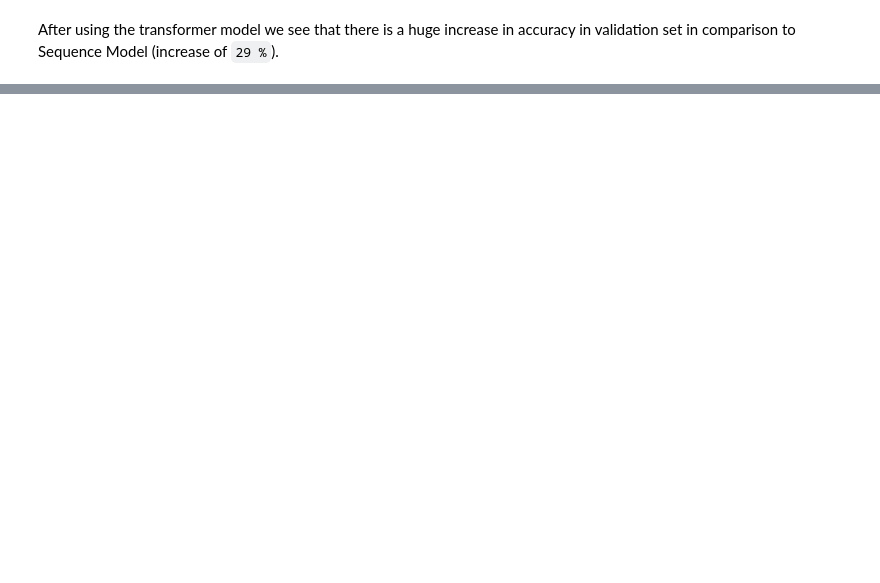
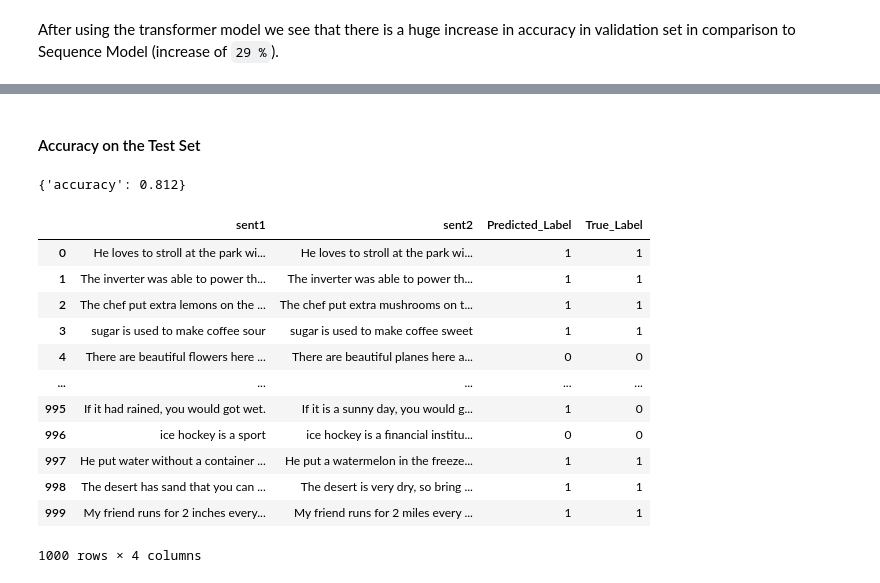
Before and after one commit to debalabbas/MinorProject, a Jupyter notebook: Main.ipynb, the cells around one changed output, grey strips where cells are left out. Saved outputs shown, nothing was run; the diff lists cells and outputs as text; code cells hidden in the pictures; blank space fills up the shorter version.

```diff
--- a/Main.ipynb
+++ b/Main.ipynb
@@ -405,3 +404,10 @@ trainer.evaluate()
  'epoch': 5.0}
 # %% [markdown]
 After using the transformer model we see that there is a huge increase in accuracy in validation set in comparison to Sequence Model (increase of `29 %`).
+# %%
+from transformers import AutoTokenizer, AutoModelForSequenceClassification
+import numpy as np
+tokenizer = AutoTokenizer.from_pretrained('test-glue/checkpoint-3125')
+# %%
+model = AutoModelForSequenceClassification.from_pretrained('test-glue/checkpoint-3125/')
+model.eval()
@@ -407,0 +446,39 @@ After using the transformer model we see that there is a huge increase in accura
+# %%
+preds = np.array([])
+for i in range(0,len(dataset['test']),batch_size):
+
+    tokens = tokenizer(dataset['test'][i:i+batch_size]['sent0'],
+                       dataset['test'][i:i+batch_size]['sent1'],return_tensors='pt',padding=True)
+    out = model(**tokens)
+    out = np.argmax(out.logits.detach().numpy(),axis=1)
+    if  not preds.any():
+        preds = out
+    else:
+        preds = np.concatenate((preds,out),axis=0)
+# %% [markdown]
+#### Accuracy on the Test Set
+# %%
+metric.compute(predictions=preds,references=dataset['test'][:]['labels'])
+# %% [output]
+{'accuracy': 0.812}
+# %%
+df_test = pd.DataFrame({'sent1':dataset['test'][:]['sent0'],
+                   'sent2':dataset['test'][:]['sent1'],
+                   'Predicted_Label':preds,
+                   "True_Label":dataset['test'][:]['labels']})
+# %%
+df_test.head()
+# %% [output]
+|  | sent1 | sent2 | Predicted_Label | True_Label |
+| 0 | He loves to stroll at the park wi... | He loves to stroll at the park wi... | 1 | 1 |
+| 1 | The inverter was able to power th... | The inverter was able to power th... | 1 | 1 |
+| 2 | The chef put extra lemons on the ... | The chef put extra mushrooms on t... | 1 | 1 |
+| 3 | sugar is used to make coffee sour | sugar is used to make coffee sweet | 1 | 1 |
+| 4 | There are beautiful flowers here ... | There are beautiful planes here a... | 0 | 0 |
+| ... | ... | ... | ... | ... |
+| 995 | If it had rained, you would got wet. | If it is a sunny day, you would g... | 1 | 0 |
+| 996 | ice hockey is a sport | ice hockey is a financial institu... | 0 | 0 |
+| 997 | He put water without a container ... | He put a watermelon in the freeze... | 1 | 1 |
+| 998 | The desert has sand that you can ... | The desert is very dry, so bring ... | 1 | 1 |
+| 999 | My friend runs for 2 inches every... | My friend runs for 2 miles every ... | 1 | 1 |
+1000 rows × 4 columns
```
Also changed, not shown: parts of 14 cells of this notebook, 7 other files.
